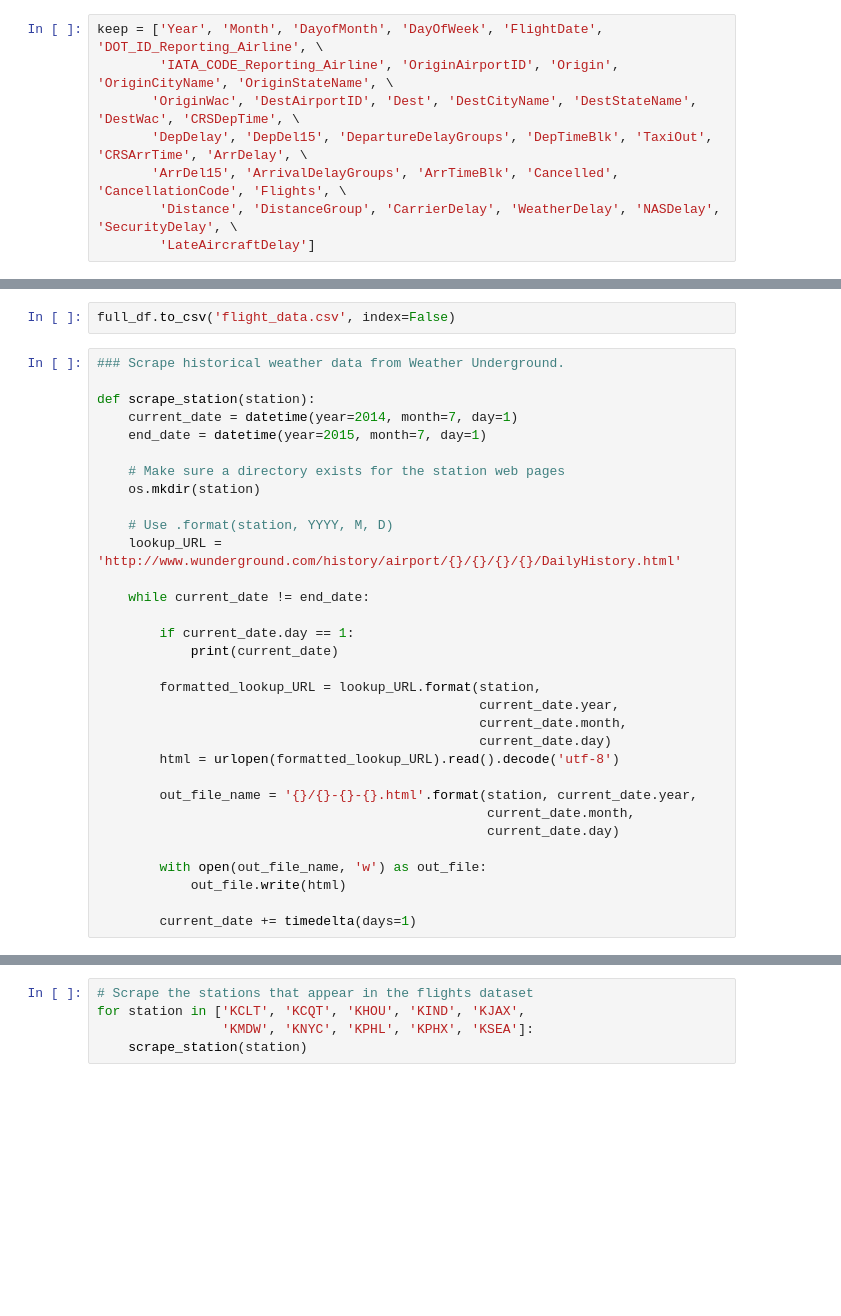
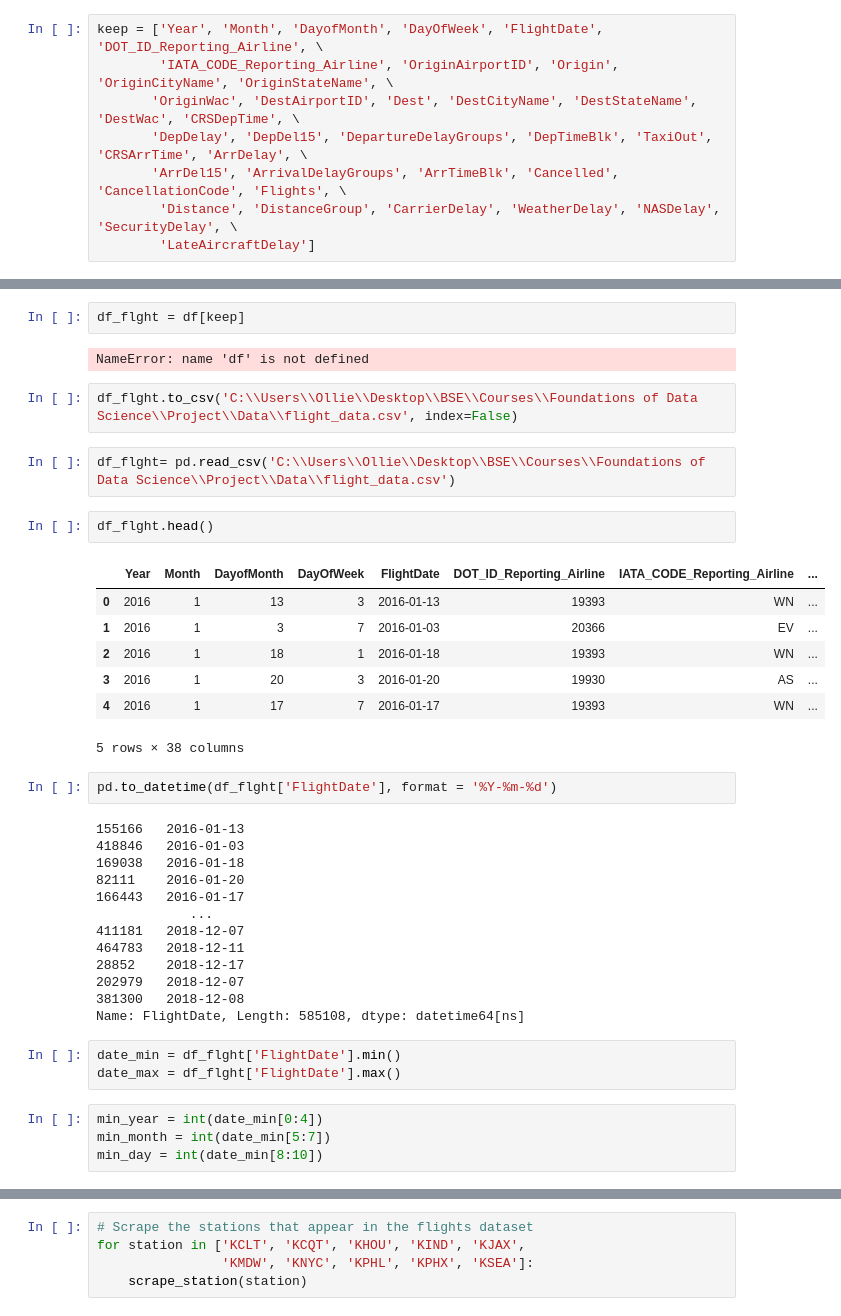
Before and after one commit to Oryder-green/FDS-project, a Jupyter notebook: Data Cleaning.ipynb, the cells around one changed output, grey strips where cells are left out. Cells and saved outputs as stored; diff of their text form; blank space fills up the shorter version.

```diff
--- a/Data Cleaning.ipynb
+++ b/Data Cleaning.ipynb
@@ -140,34 +88,40 @@ full_df.tail()
-# %%
-full_df.to_csv('flight_data.csv', index=False)
-# %%
-### Scrape historical weather data from Weather Underground.
-
-def scrape_station(station):
-    current_date = datetime(year=2014, month=7, day=1)
-    end_date = datetime(year=2015, month=7, day=1)
-
-    # Make sure a directory exists for the station web pages
-    os.mkdir(station)
-
-    # Use .format(station, YYYY, M, D)
-    lookup_URL = 'http://www.wunderground.com/history/airport/{}/{}/{}/{}/DailyHistory.html'
-
-    while current_date != end_date:
-
-        if current_date.day == 1:
-            print(current_date)
-
-        formatted_lookup_URL = lookup_URL.format(station,
-                                                 current_date.year,
-                                                 current_date.month,
-                                                 current_date.day)
-        html = urlopen(formatted_lookup_URL).read().decode('utf-8')
-
-        out_file_name = '{}/{}-{}-{}.html'.format(station, current_date.year,
-                                                  current_date.month,
-                                                  current_date.day)
-
-        with open(out_file_name, 'w') as out_file:
-            out_file.write(html)
-
-        current_date += timedelta(days=1)
+# %%
+df_flght = df[keep]
+# %% [output]
+NameError: name 'df' is not defined
+# %%
+df_flght.to_csv('C:\\Users\\Ollie\\Desktop\\BSE\\Courses\\Foundations of Data Science\\Project\\Data\\flight_data.csv', index=False)
+# %%
+df_flght= pd.read_csv('C:\\Users\\Ollie\\Desktop\\BSE\\Courses\\Foundations of Data Science\\Project\\Data\\flight_data.csv')
+# %%
+df_flght.head()
+# %% [output]
+|  | Year | Month | DayofMonth | DayOfWeek | FlightDate | DOT_ID_Reporting_Airline | IATA_CODE_Reporting_Airline | ... |
+| 0 | 2016 | 1 | 13 | 3 | 2016-01-13 | 19393 | WN | ... |
+| 1 | 2016 | 1 | 3 | 7 | 2016-01-03 | 20366 | EV | ... |
+| 2 | 2016 | 1 | 18 | 1 | 2016-01-18 | 19393 | WN | ... |
+| 3 | 2016 | 1 | 20 | 3 | 2016-01-20 | 19930 | AS | ... |
+| 4 | 2016 | 1 | 17 | 7 | 2016-01-17 | 19393 | WN | ... |
+5 rows × 38 columns
+# %%
+pd.to_datetime(df_flght['FlightDate'], format = '%Y-%m-%d')
+# %% [output]
+155166   2016-01-13
+418846   2016-01-03
+169038   2016-01-18
+82111    2016-01-20
+166443   2016-01-17
+            ...
+411181   2018-12-07
+464783   2018-12-11
+28852    2018-12-17
+202979   2018-12-07
+381300   2018-12-08
+Name: FlightDate, Length: 585108, dtype: datetime64[ns]
+# %%
+date_min = df_flght['FlightDate'].min()
+date_max = df_flght['FlightDate'].max()
+# %%
+min_year = int(date_min[0:4])
+min_month = int(date_min[5:7])
+min_day = int(date_min[8:10])
```
Also changed, not shown: parts of 37 cells of this notebook.
